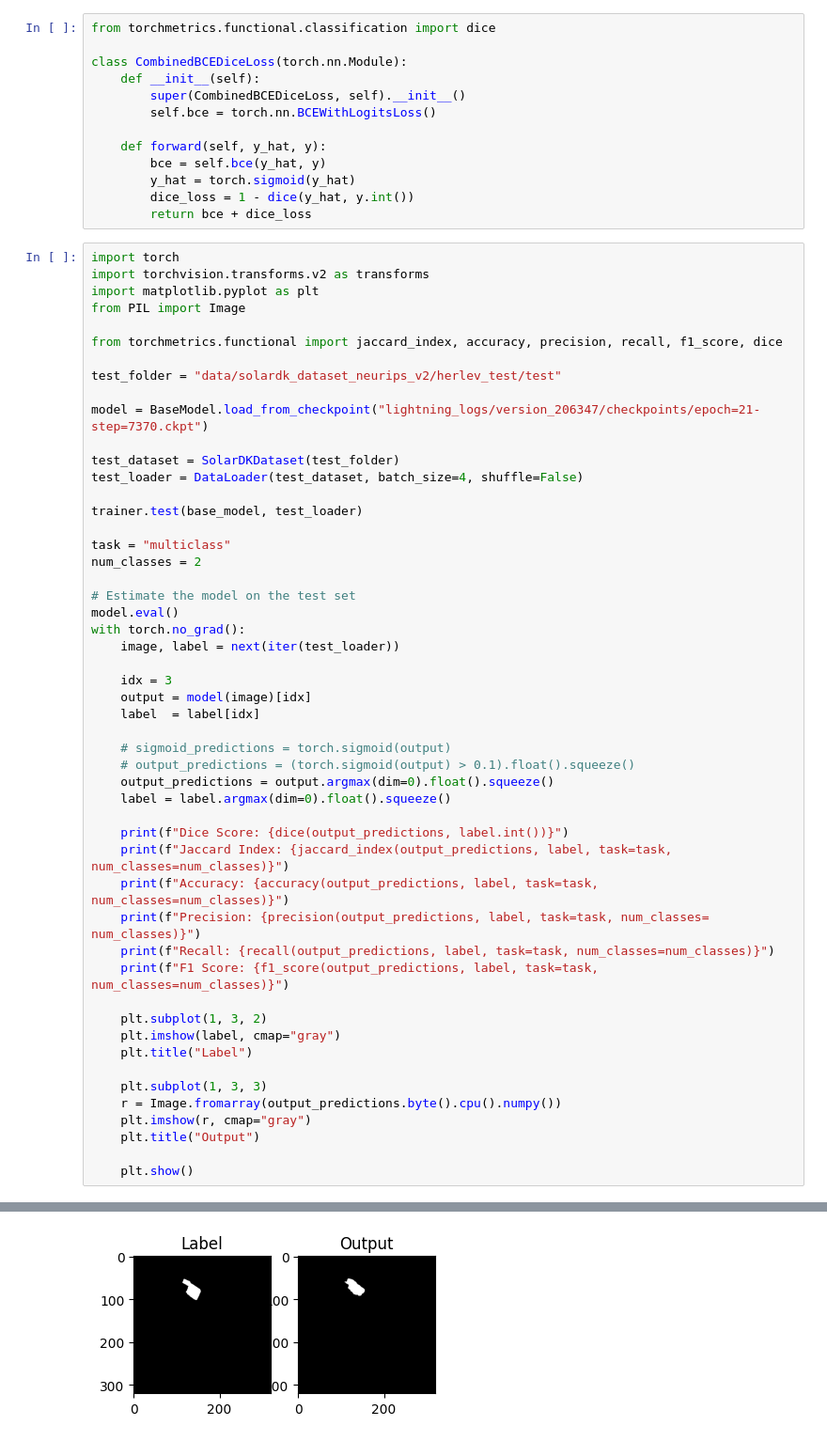
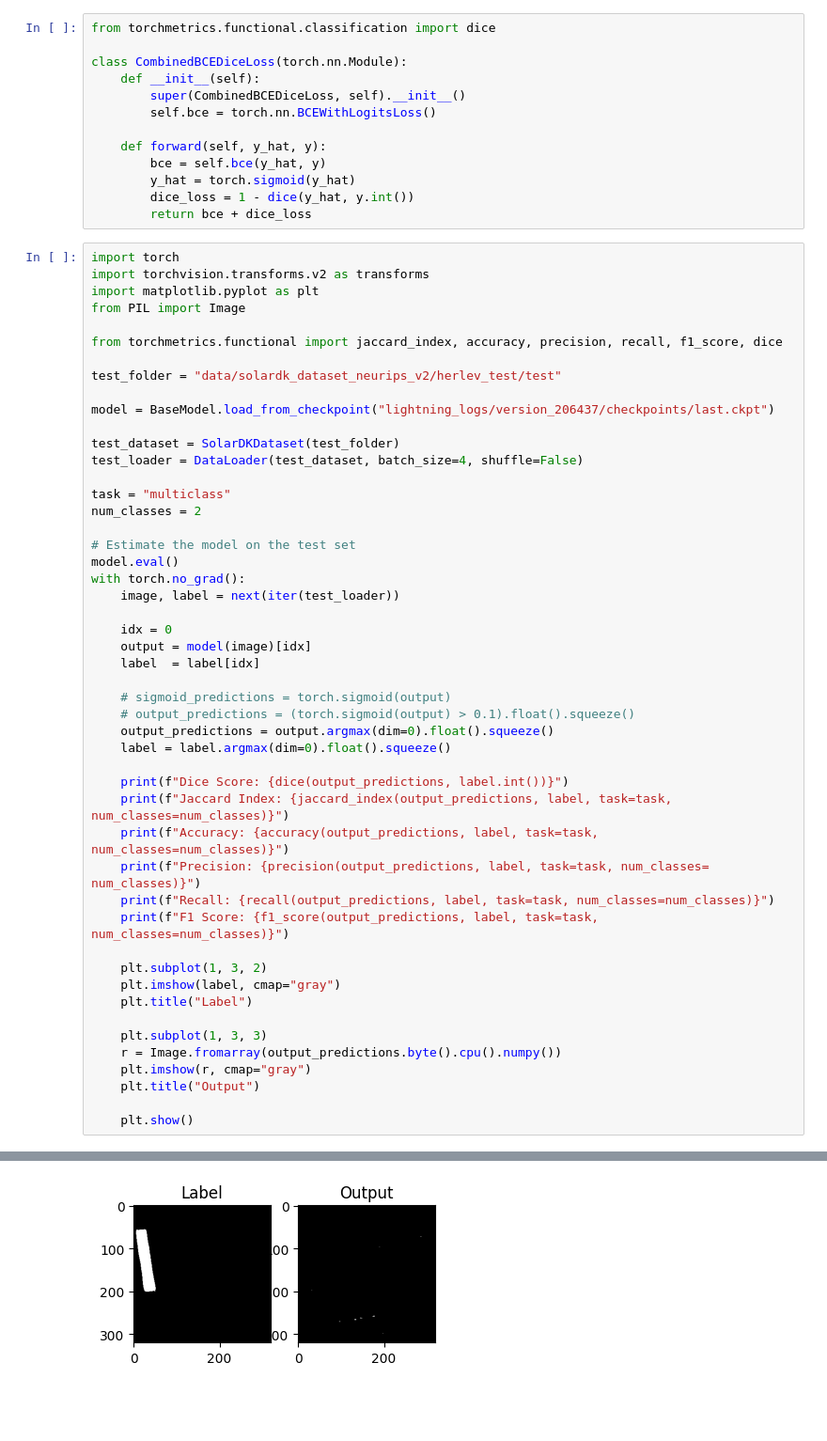
Before and after one commit to Tiburso/EnerVision, a Jupyter notebook: dataloaders.ipynb, the cells around one changed output, grey strips where cells are left out. Shown: that part at 94% size. Cells and saved outputs as stored; diff of their text form; blank space fills up the shorter version.

```diff
--- a/dataloaders.ipynb
+++ b/dataloaders.ipynb
@@ -116,12 +116,10 @@ from torchmetrics.functional import jaccard_index, accuracy, precision, recall,
 
 test_folder = "data/solardk_dataset_neurips_v2/herlev_test/test"
 
-model = BaseModel.load_from_checkpoint("lightning_logs/version_206347/checkpoints/epoch=21-step=7370.ckpt")
+model = BaseModel.load_from_checkpoint("lightning_logs/version_206437/checkpoints/last.ckpt")
 
 test_dataset = SolarDKDataset(test_folder)
 test_loader = DataLoader(test_dataset, batch_size=4, shuffle=False)
-
-trainer.test(base_model, test_loader)
 
 task = "multiclass"
 num_classes = 2
@@ -131,7 +129,7 @@ model.eval()
 with torch.no_grad():
     image, label = next(iter(test_loader))
 
-    idx = 3
+    idx = 0
     output = model(image)[idx]
     label  = label[idx]
 
@@ -167 +165 @@ F1 Score: 0.9957812428474426
-[figure, old version]
+[figure, new version]
```
Also changed, not shown: parts of 1 cell of this notebook, 3 other files.
